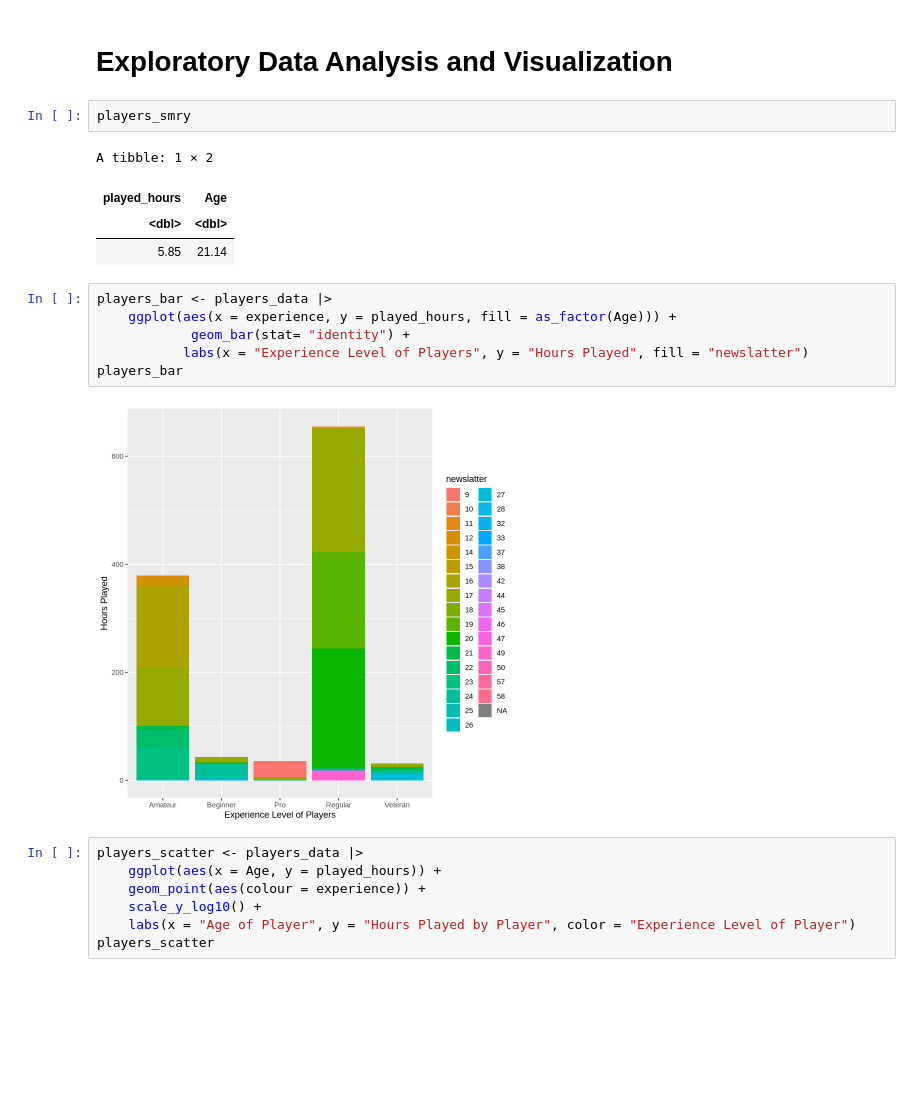
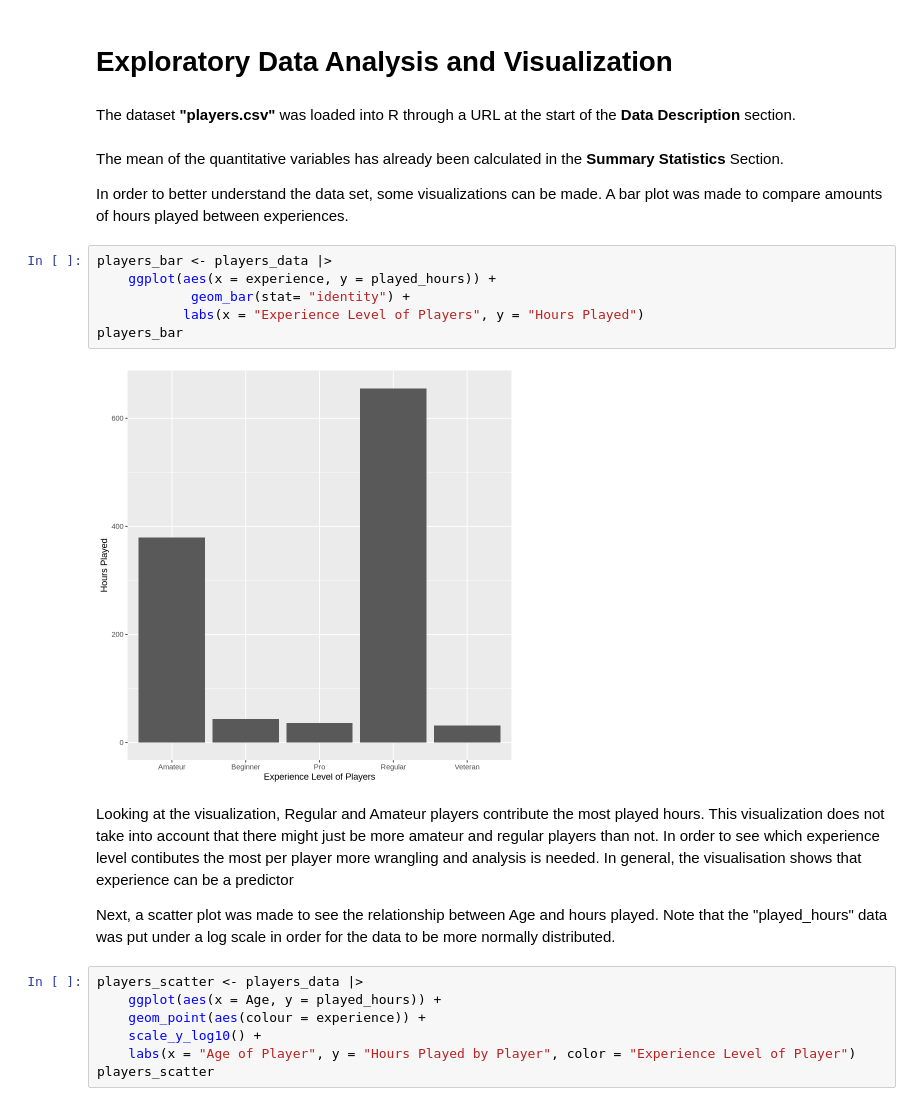
Before and after one commit to matthewgmarbella-dotcom/95456646_PPS, a Jupyter notebook: Indiv_Proj.ipynb, the cells around one changed output. Drawn from its saved outputs; the diff is of its cells as text; blank space fills up the shorter version.

Commit message:
Visualizations finished, methods being started on

```diff
--- a/Indiv_Proj.ipynb
+++ b/Indiv_Proj.ipynb
@@ -129,21 +129,24 @@ After looking into the data, I have chosen to address **Question 2**. A more spe
 In order to do this, the categorical variable, Experience must be transformed into dummy variables. This makes it so that the categorical variable can be used as a predictor.
 # %% [markdown]
 # Exploratory Data Analysis and Visualization
-# %%
-players_smry
-# %% [output]
-A tibble: 1 × 2
-| played_hours | Age |
-| <dbl> | <dbl> |
-| 5.85 | 21.14 |
+# %% [markdown]
+The dataset **"players.csv"** was loaded into R through a URL at the start of the **Data Description** section.
+# %% [markdown]
+The mean of the quantitative variables has already been calculated in the **Summary Statistics** Section.
+
+In order to better understand the data set, some visualizations can be made. A bar plot was made to compare amounts of hours played between experiences.
 # %%
 players_bar <- players_data |>
-    ggplot(aes(x = experience, y = played_hours, fill = as_factor(Age))) +
+    ggplot(aes(x = experience, y = played_hours)) +
             geom_bar(stat= "identity") +
-           labs(x = "Experience Level of Players", y = "Hours Played", fill = "newslatter")
+           labs(x = "Experience Level of Players", y = "Hours Played")
 players_bar
 # %% [output]
-[figure, old version]
+[figure, new version]
+# %% [markdown]
+Looking at the visualization, Regular and Amateur players contribute the most played hours. This visualization does not take into account that there might just be more amateur and regular players than not. In order to see which experience level contibutes the most per player more wrangling and analysis is needed. In general, the visualisation shows that experience can be a predictor
+
+Next, a scatter plot was made to see the relationship between Age and hours played. Note that the "played_hours" data was put under a log scale in order for the data to be more normally distributed.
 # %%
 players_scatter <- players_data |>
     ggplot(aes(x = Age, y = played_hours)) +
```
Also changed, not shown: parts of 3 cells of this notebook.
